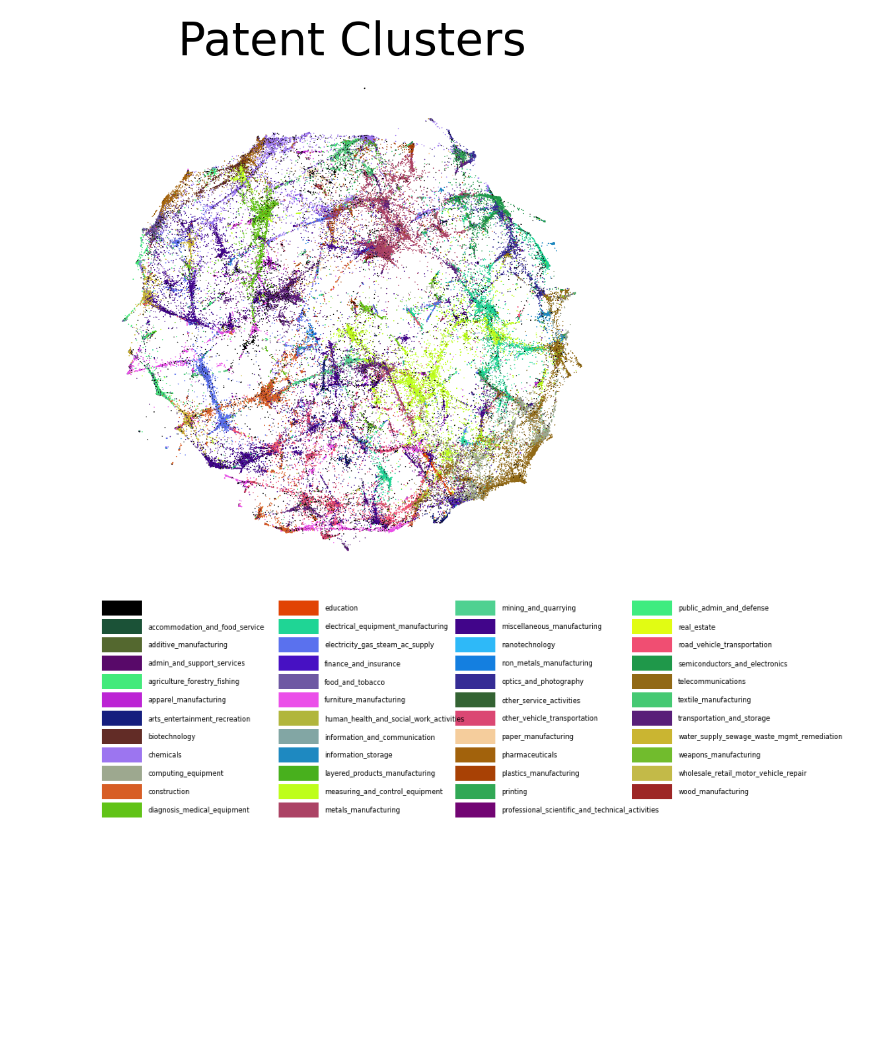
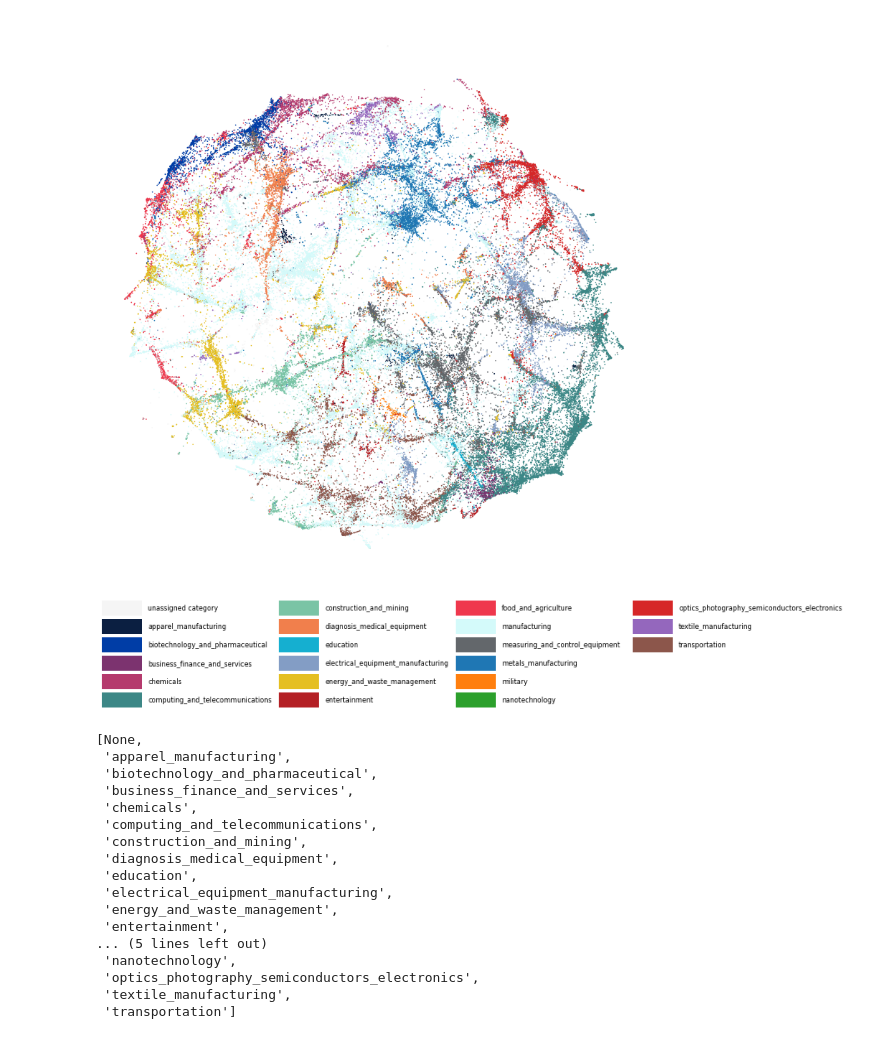
Before and after one commit to georgetown-cset/patent-hybrid-clustering, a Jupyter notebook: visualizations/cluster_visual.ipynb, the cells around one changed output. Drawn from its saved outputs; the diff is of its cells as text; code cells hidden in the pictures; blank space fills up the shorter version.

Commit message:
updating categories and colors

```diff
--- a/visualizations/cluster_visual.ipynb
+++ b/visualizations/cluster_visual.ipynb
@@ -85,18 +94,3 @@ cluster_categories = []
 for row in result:
     temp_dict = {'cluster_id':row['cluster_id'],'category':row['category']}
     cluster_categories.append(temp_dict)
-# %%
-category_query = """
-SELECT
-  DISTINCT
-  category AS category
-FROM patent_categories.categories
-ORDER BY category
-"""
-
-result = client.query(category_query)
-categories = {None:np.array([0,0,0])}
-for row in result:
-    #temp_dict = {'category':row['category']}
-    #categories.append(temp_dict)
-    categories[row['category']] = np.array(np.random.choice(range(256), size=3))
@@ -103,22 +125,46 @@ for row in result:
+# %%
+category_query = """
+SELECT
+  DISTINCT
+    CASE
+        WHEN technology_category = 'manufacturing' AND category IN ('metals_manufacturing','textile_manufacturing','apparel_manufacturing') THEN category
+        WHEN technology_category IN ('computing_and_peripherals','telecommunications') THEN 'computing_and_telecommunications'
+        WHEN technology_category IN ('optics_and_photography','semiconductors_and_electronics') THEN 'optics_photography_semiconductors_electronics'
+        WHEN technology_category IN ('construction','mining_and_quarrying') THEN 'construction_and_mining'
+        WHEN technology_category IN ('food_and_tobacco','agriculture') THEN 'food_and_agriculture'
+        WHEN technology_category IN ('biotechnology','pharmaceuticals') THEN 'biotechnology_and_pharmaceutical'
+        WHEN technology_category = 'waste_management_and_remediation' OR category='electricity_gas_steam_ac_supply' THEN 'energy_and_waste_management'
+        WHEN technology_category = 'energy_management' AND category='electrical_equipment_manufacturing' THEN category
+        ELSE technology_category END AS category
+FROM patent_categories.categories
+ORDER BY category
+"""
+
+result = client.query(category_query)
+categories = {None:'whitesmoke'}
+i = 0
+for row in result:
+    categories[row['category']] = manual_colors[i]
+    i += 1
 # %%
-cluster_colors = [categories[r['category']]/256 for r in cluster_categories]
+cluster_colors = [categories[r['category']] for r in cluster_categories]
 # %%
 fig, ax = plt.subplots(figsize=(20,20))
 x = x_best #np.array([float(r['x']) for r in layout])
 y = y_best #np.array([float(r['y']) for r in layout])
 n_clusters = len(x)
 plt.scatter(x[0:n_clusters],y[0:n_clusters], s = 10*vertex_sizes[0:n_clusters], c=cluster_colors[0:n_clusters])
 ax.set_aspect('equal')
 ax.spines['top'].set_visible(False)
 ax.spines['right'].set_visible(False)
 ax.spines['bottom'].set_visible(False)
 ax.spines['left'].set_visible(False)
 ax.get_xaxis().set_ticks([])
 ax.get_yaxis().set_ticks([])
-plt.title('Patent Clusters', fontsize=100)
+#plt.title('Patent Clusters', fontsize=100)
 plt.show()
 # %% [output]
-[figure, old version]
+[figure, new version]
 # %%
 cell_width = 212
 cell_height = 22
@@ -157,11 +203,34 @@ for i, name in enumerate(names):
     swatch_end_x = cell_width * col + swatch_width
     text_pos_x = cell_width * col + swatch_width + 7
 
+    ax.hlines(y, swatch_start_x, swatch_end_x,
+              color=categories[name], linewidth=18)
+
+    if name is None:
+        name = 'unassigned category'
+
     ax.text(text_pos_x, y, name, fontsize=8,
             horizontalalignment='left',
             verticalalignment='center')
-
-    ax.hlines(y, swatch_start_x, swatch_end_x,
-              color=categories[name]/256, linewidth=18)
 # %% [output]
-[figure, old version]
+[figure, new version]
+# %%
+names
+# %% [output]
+[None,
+ 'apparel_manufacturing',
+ 'biotechnology_and_pharmaceutical',
+ 'business_finance_and_services',
+ 'chemicals',
+ 'computing_and_telecommunications',
+ 'construction_and_mining',
+ 'diagnosis_medical_equipment',
+ 'education',
+ 'electrical_equipment_manufacturing',
+ 'energy_and_waste_management',
+ 'entertainment',
+... (5 lines left out)
+ 'nanotechnology',
+ 'optics_photography_semiconductors_electronics',
+ 'textile_manufacturing',
+ 'transportation']
```
Also changed, not shown: parts of 3 cells of this notebook.
